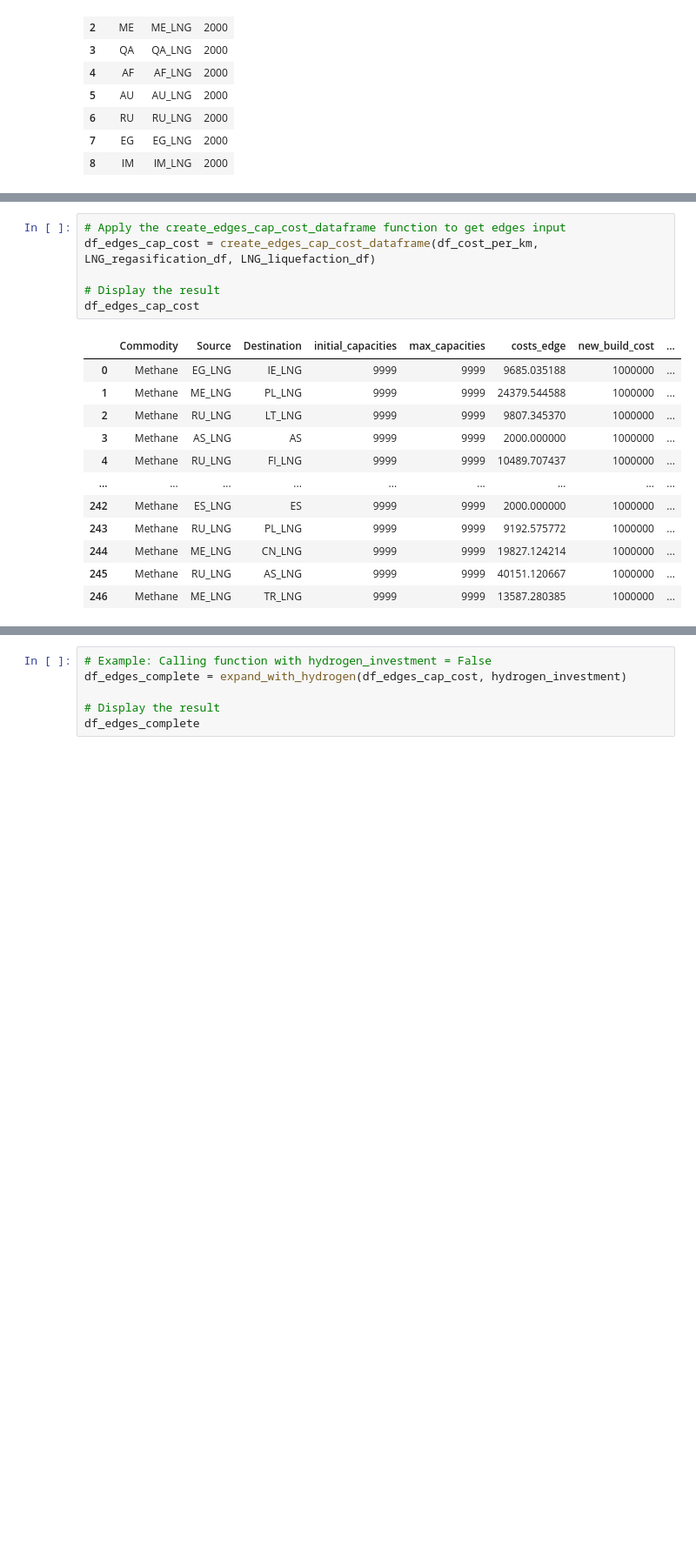
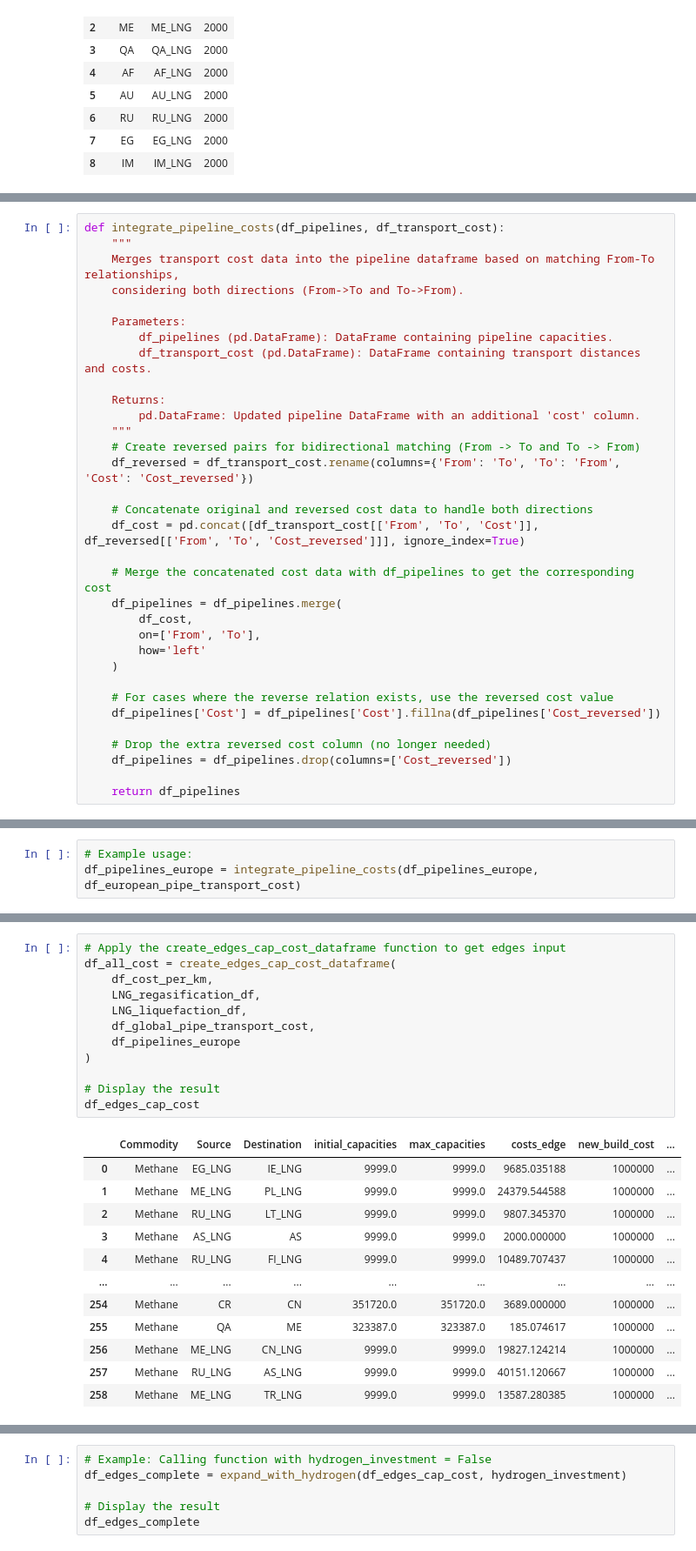
Before and after one commit to CSEI-EU/gas_infrastructure_model, a Jupyter notebook: 00_code_base/07_data_prep/Data_Prep.ipynb, the cells around one changed output, grey strips where cells are left out. Shown at 87% size. Saved outputs shown, nothing was run; the diff lists cells and outputs as text; blank space fills up the shorter version.

Commit message:
integrate pipelines into edges parameters sheet

```diff
--- a/00_code_base/07_data_prep/Data_Prep.ipynb
+++ b/00_code_base/07_data_prep/Data_Prep.ipynb
@@ -167,0 +190,33 @@ df_result = pipeline_transport_cost(df_distances, cost_factor_pipelines)
+# %%
+def integrate_pipeline_costs(df_pipelines, df_transport_cost):
+    """
+    Merges transport cost data into the pipeline dataframe based on matching From-To relationships,
+    considering both directions (From->To and To->From).
+
+    Parameters:
+        df_pipelines (pd.DataFrame): DataFrame containing pipeline capacities.
+        df_transport_cost (pd.DataFrame): DataFrame containing transport distances and costs.
+
+    Returns:
+        pd.DataFrame: Updated pipeline DataFrame with an additional 'cost' column.
+    """
+    # Create reversed pairs for bidirectional matching (From -> To and To -> From)
+    df_reversed = df_transport_cost.rename(columns={'From': 'To', 'To': 'From', 'Cost': 'Cost_reversed'})
+
+    # Concatenate original and reversed cost data to handle both directions
+    df_cost = pd.concat([df_transport_cost[['From', 'To', 'Cost']], df_reversed[['From', 'To', 'Cost_reversed']]], ignore_index=True)
+
+    # Merge the concatenated cost data with df_pipelines to get the corresponding cost
+    df_pipelines = df_pipelines.merge(
+        df_cost,
+        on=['From', 'To'],
+        how='left'
+    )
+
+    # For cases where the reverse relation exists, use the reversed cost value
+    df_pipelines['Cost'] = df_pipelines['Cost'].fillna(df_pipelines['Cost_reversed'])
+
+    # Drop the extra reversed cost column (no longer needed)
+    df_pipelines = df_pipelines.drop(columns=['Cost_reversed'])
+
+    return df_pipelines
@@ -167,0 +239,3 @@ df_result = pipeline_transport_cost(df_distances, cost_factor_pipelines)
+# %%
+# Example usage:
+df_pipelines_europe = integrate_pipeline_costs(df_pipelines_europe, df_european_pipe_transport_cost)
@@ -227,20 +336,26 @@ def create_edges_cap_cost_dataframe(df_cost_per_km, LNG_regasification_df, LNG_l
     return df_all_cost
 # %%
 # Apply the create_edges_cap_cost_dataframe function to get edges input
-df_edges_cap_cost = create_edges_cap_cost_dataframe(df_cost_per_km, LNG_regasification_df, LNG_liquefaction_df)
+df_all_cost = create_edges_cap_cost_dataframe(
+    df_cost_per_km,
+    LNG_regasification_df,
+    LNG_liquefaction_df,
+    df_global_pipe_transport_cost,
+    df_pipelines_europe
+)
 
 # Display the result
 df_edges_cap_cost
 # %% [output]
 |  | Commodity | Source | Destination | initial_capacities | max_capacities | costs_edge | new_build_cost | ... |
-| 0 | Methane | EG_LNG | IE_LNG | 9999 | 9999 | 9685.035188 | 1000000 | ... |
-| 1 | Methane | ME_LNG | PL_LNG | 9999 | 9999 | 24379.544588 | 1000000 | ... |
-| 2 | Methane | RU_LNG | LT_LNG | 9999 | 9999 | 9807.345370 | 1000000 | ... |
-| 3 | Methane | AS_LNG | AS | 9999 | 9999 | 2000.000000 | 1000000 | ... |
-| 4 | Methane | RU_LNG | FI_LNG | 9999 | 9999 | 10489.707437 | 1000000 | ... |
+| 0 | Methane | EG_LNG | IE_LNG | 9999.0 | 9999.0 | 9685.035188 | 1000000 | ... |
+| 1 | Methane | ME_LNG | PL_LNG | 9999.0 | 9999.0 | 24379.544588 | 1000000 | ... |
+| 2 | Methane | RU_LNG | LT_LNG | 9999.0 | 9999.0 | 9807.345370 | 1000000 | ... |
+| 3 | Methane | AS_LNG | AS | 9999.0 | 9999.0 | 2000.000000 | 1000000 | ... |
+| 4 | Methane | RU_LNG | FI_LNG | 9999.0 | 9999.0 | 10489.707437 | 1000000 | ... |
 | ... | ... | ... | ... | ... | ... | ... | ... | ... |
-| 242 | Methane | ES_LNG | ES | 9999 | 9999 | 2000.000000 | 1000000 | ... |
-| 243 | Methane | RU_LNG | PL_LNG | 9999 | 9999 | 9192.575772 | 1000000 | ... |
-| 244 | Methane | ME_LNG | CN_LNG | 9999 | 9999 | 19827.124214 | 1000000 | ... |
-| 245 | Methane | RU_LNG | AS_LNG | 9999 | 9999 | 40151.120667 | 1000000 | ... |
-| 246 | Methane | ME_LNG | TR_LNG | 9999 | 9999 | 13587.280385 | 1000000 | ... |
+| 254 | Methane | CR | CN | 351720.0 | 351720.0 | 3689.000000 | 1000000 | ... |
+| 255 | Methane | QA | ME | 323387.0 | 323387.0 | 185.074617 | 1000000 | ... |
+| 256 | Methane | ME_LNG | CN_LNG | 9999.0 | 9999.0 | 19827.124214 | 1000000 | ... |
+| 257 | Methane | RU_LNG | AS_LNG | 9999.0 | 9999.0 | 40151.120667 | 1000000 | ... |
+| 258 | Methane | ME_LNG | TR_LNG | 9999.0 | 9999.0 | 13587.280385 | 1000000 | ... |
```
Also changed, not shown: parts of 13 cells of this notebook, 1 other file.
